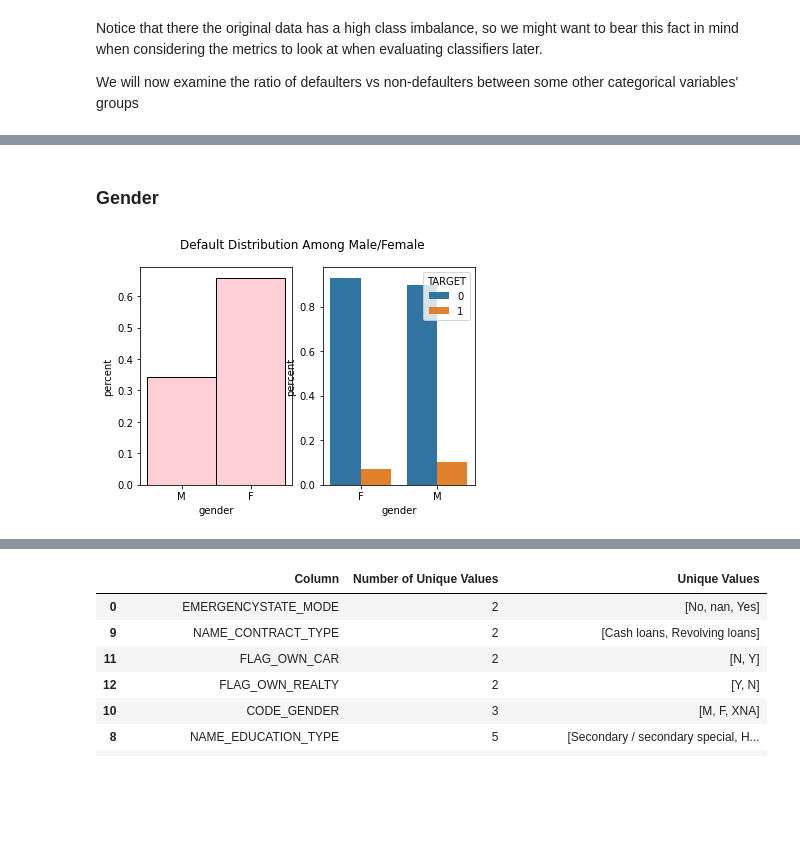
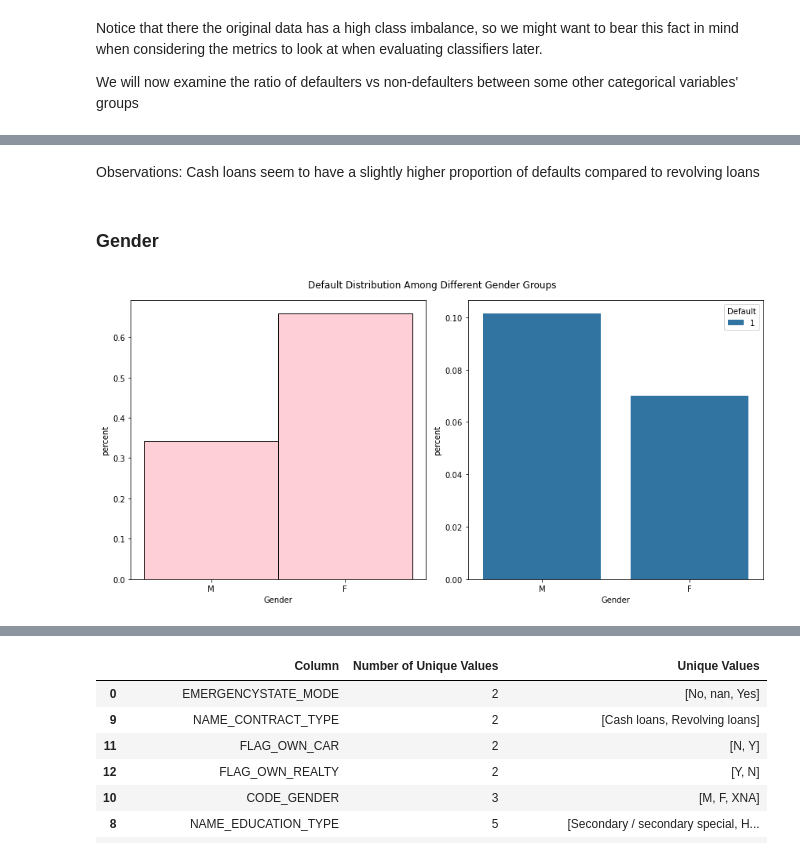
Before and after one commit to UCB-stat-159-s22/hw07-Group11, a Jupyter notebook: main.ipynb, the cells around one changed output, grey strips where cells are left out. Saved outputs shown, nothing was run; the diff lists cells and outputs as text; code cells hidden in the pictures; blank space fills up the shorter version.

Commit message:
added more EDA and plots

```diff
--- a/main.ipynb
+++ b/main.ipynb
@@ -97,20 +150,10 @@ We will now examine the ratio of defaulters vs non-defaulters between some other
+# %% [markdown]
+Observations: Cash loans seem to have a slightly higher proportion of defaults compared to revolving loans
 # %% [markdown]
 ### Gender
 # %%
-# [2b] By percent
-# omit the several XNA gender entries since we want to avoid ass
+# omit the several XNA gender entries since we want to avoid assuming one's gender
 gender_df = df[df['CODE_GENDER']!= 'XNA']
-
-f, (ax1, ax2) = plt.subplots(1,2)
-
-sns.histplot(ax=ax1, x='CODE_GENDER', data=gender_df, stat='density', color='pink')
-ax1.set_xlabel("gender")
-ax1.set_ylabel('percent')
-
-gender = (gender_df.groupby(['CODE_GENDER','TARGET']).size() / gender_df.groupby(['CODE_GENDER']).size()).reset_index().rename({0:'percent'}, axis=1)
-sns.barplot(x='CODE_GENDER', hue='TARGET', y='percent', data=gender)
-ax2.set_xlabel("gender")
-f.suptitle('Default Distribution Among Male/Female')
-plt.show()
+plot_default_in_category_group('CODE_GENDER', gender_df, 'Gender' )
 # %% [output]
-[figure, old version]
+[figure, new version]
```
Also changed, not shown: parts of 28 cells of this notebook, 6 other files.
